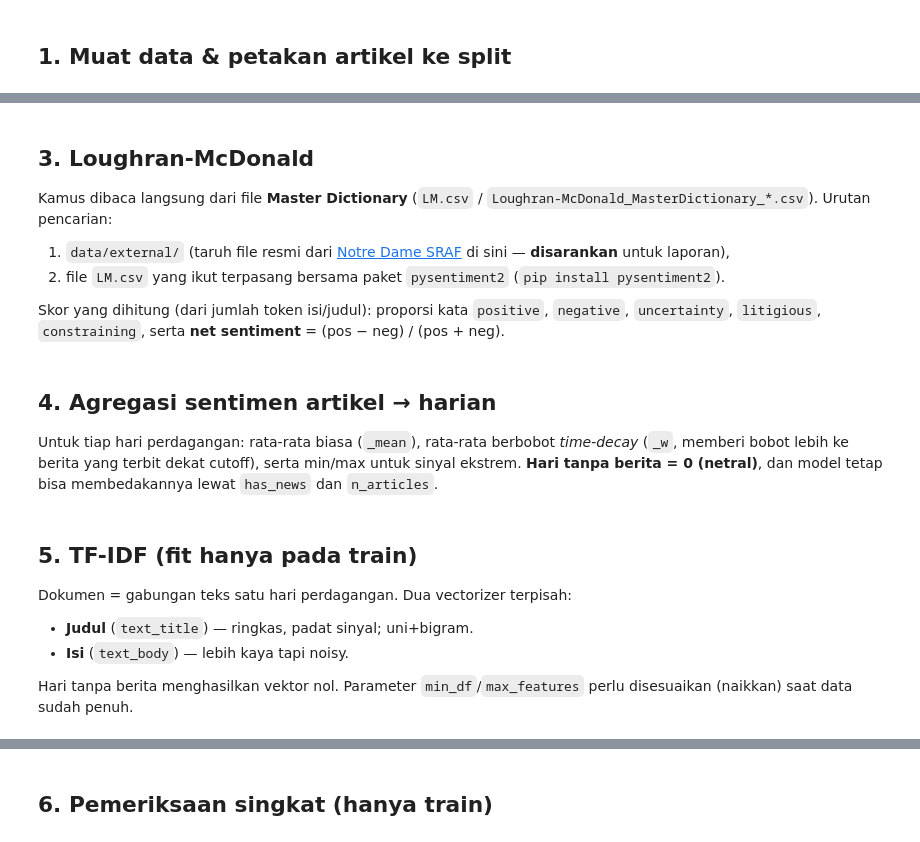
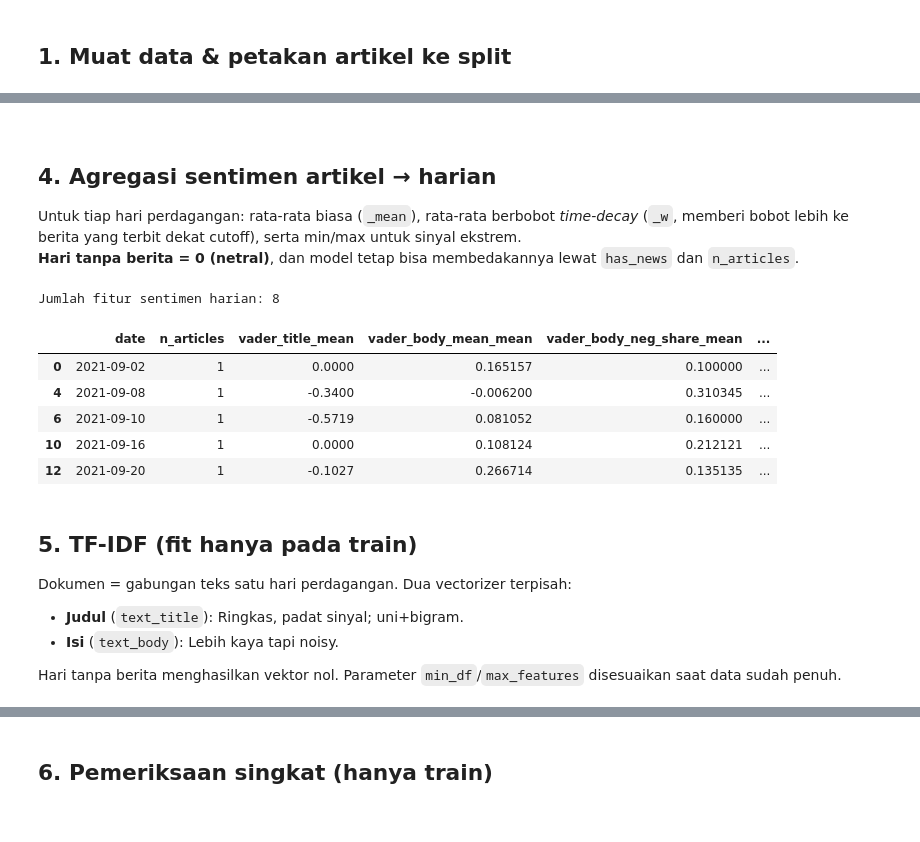
Before and after one commit to mikailachmad/nlp-trio-bertiga, a Jupyter notebook: src/03_feature_extraction.ipynb, the cells around one changed output, grey strips where cells are left out. Drawn from its saved outputs; the diff is of its cells as text; code cells hidden in the pictures.

```diff
--- a/src/03_feature_extraction.ipynb
+++ b/src/03_feature_extraction.ipynb
@@ -85,9 +106,10 @@ arts[["title", "vader_title", "vader_body_mean", "vader_body_neg_share"]].head()
 # %% [markdown]
-## 3. Loughran-McDonald
+<!-- ## 3. Loughran-McDonald
 
-Kamus dibaca langsung dari file **Master Dictionary** (`LM.csv` / `Loughran-McDonald_MasterDictionary_*.csv`). Urutan pencarian:
+Kamus dibaca langsung dari file Master Dictionary.
+Urutan pencarian:
 1. `data/external/` (taruh file resmi dari [Notre Dame SRAF](https://sraf.nd.edu/loughranmcdonald-master-dictionary/) di sini — **disarankan** untuk laporan),
 2. file `LM.csv` yang ikut terpasang bersama paket `pysentiment2` (`pip install pysentiment2`).
 
-Skor yang dihitung (dari jumlah token isi/judul): proporsi kata `positive`, `negative`, `uncertainty`, `litigious`, `constraining`, serta **net sentiment** = (pos − neg) / (pos + neg).
+Skor yang dihitung (dari jumlah token isi/judul): proporsi kata `positive`, `negative`, `uncertainty`, `litigious`, `constraining`, serta **net sentiment** = (pos − neg) / (pos + neg). -->
 # %%
@@ -152,47 +174,55 @@ arts[["title", "lm_body_pos", "lm_body_neg", "lm_body_unc", "lm_body_net"]].head
 # %% [markdown]
 ## 4. Agregasi sentimen artikel → harian
 
-Untuk tiap hari perdagangan: rata-rata biasa (`_mean`), rata-rata berbobot *time-decay* (`_w`, memberi bobot lebih ke berita yang terbit dekat cutoff), serta min/max untuk sinyal ekstrem. **Hari tanpa berita = 0 (netral)**, dan model tetap bisa membedakannya lewat `has_news` dan `n_articles`.
+Untuk tiap hari perdagangan: rata-rata biasa (`_mean`), rata-rata berbobot *time-decay* (`_w`, memberi bobot lebih ke berita yang terbit dekat cutoff), serta min/max untuk sinyal ekstrem.
+**Hari tanpa berita = 0 (netral)**, dan model tetap bisa membedakannya lewat `has_news` dan `n_articles`.
 # %%
-SENT_COLS = ["vader_title", "vader_body_mean", "vader_body_neg_share", "vader_body_pos_share",
-             "lm_body_pos", "lm_body_neg", "lm_body_unc", "lm_body_lit", "lm_body_con", "lm_body_net",
-             "lm_title_net", "lm_title_neg"]
+SENT_COLS = ["vader_title", "vader_body_mean", "vader_body_neg_share", "vader_body_pos_share"]
+# SENT_COLS += ["lm_body_pos", "lm_body_neg", "lm_body_unc", "lm_body_lit", "lm_body_con",
+#               "lm_body_net", "lm_title_net", "lm_title_neg"]
 
 grp = arts.groupby("trading_date")
 mean_df = grp[SENT_COLS].mean().add_suffix("_mean")
 
 # rata-rata berbobot time-decay
 wx = arts[SENT_COLS].mul(arts["decay_weight"], axis=0).groupby(arts["trading_date"]).sum()
 wsum = grp["decay_weight"].sum()
-w_df = wx.div(wsum, axis=0).add_suffix("_w")[[f"{c}_w" for c in ["vader_title", "vader_body_mean", "lm_body_net", "lm_body_neg", "lm_body_unc"]]]
+w_df = wx.div(wsum, axis=0).add_suffix("_w")[[f"{c}_w" for c in ["vader_title", "vader_body_mean"]]]
 
 # sinyal ekstrem
 ext_df = pd.concat([
     grp["vader_body_mean"].min().rename("vader_body_min"),
     grp["vader_body_mean"].max().rename("vader_body_max"),
-    grp["lm_body_net"].min().rename("lm_net_min"),
 ], axis=1)
 
 daily_sent = pd.concat([mean_df, w_df, ext_df], axis=1)
 SENT_FEATURES = list(daily_sent.columns)
 
 def attach_sentiment(df):
     out = df.merge(daily_sent, left_on="date", right_index=True, how="left")
     out[SENT_FEATURES] = out[SENT_FEATURES].fillna(0.0)     # tanpa berita -> netral
     out["mean_hours_to_cutoff"] = out["mean_hours_to_cutoff"].fillna(0.0)
     return out
 
 train_f, val_f, test_f = attach_sentiment(train), attach_sentiment(val), attach_sentiment(test)
 print("Jumlah fitur sentimen harian:", len(SENT_FEATURES))
 train_f[train_f["has_news"] == 1][["date", "n_articles"] + SENT_FEATURES[:6]].head()
+# %% [output]
+Jumlah fitur sentimen harian: 8
+|  | date | n_articles | vader_title_mean | vader_body_mean_mean | vader_body_neg_share_mean | ... |
+| 0 | 2021-09-02 | 1 | 0.0000 | 0.165157 | 0.100000 | ... |
+| 4 | 2021-09-08 | 1 | -0.3400 | -0.006200 | 0.310345 | ... |
+| 6 | 2021-09-10 | 1 | -0.5719 | 0.081052 | 0.160000 | ... |
+| 10 | 2021-09-16 | 1 | 0.0000 | 0.108124 | 0.212121 | ... |
+| 12 | 2021-09-20 | 1 | -0.1027 | 0.266714 | 0.135135 | ... |
 # %% [markdown]
 ## 5. TF-IDF (fit hanya pada train)
 
 Dokumen = gabungan teks satu hari perdagangan. Dua vectorizer terpisah:
-- **Judul** (`text_title`) — ringkas, padat sinyal; uni+bigram.
-- **Isi** (`text_body`) — lebih kaya tapi noisy.
+- **Judul** (`text_title`): Ringkas, padat sinyal; uni+bigram.
+- **Isi** (`text_body`): Lebih kaya tapi noisy.
 
-Hari tanpa berita menghasilkan vektor nol. Parameter `min_df`/`max_features` perlu disesuaikan (naikkan) saat data sudah penuh.
+Hari tanpa berita menghasilkan vektor nol. Parameter `min_df`/`max_features` disesuaikan saat data sudah penuh.
 # %%
 MIN_DF_BODY, MIN_DF_TITLE = 2, 2
 MAX_FEATURES_BODY, MAX_FEATURES_TITLE = 5000, 2000
```
Also changed, not shown: parts of 12 cells of this notebook, 23 other files.
